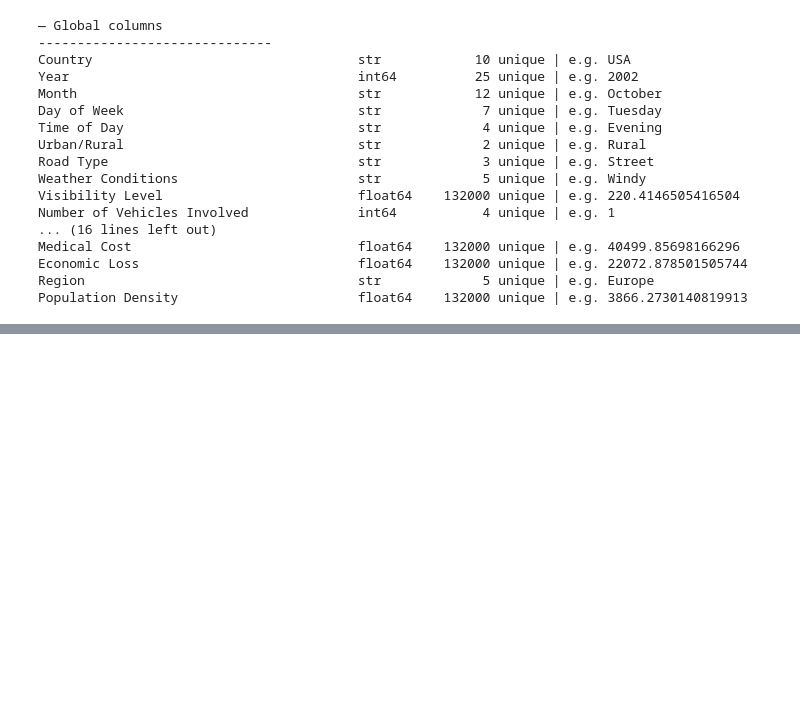
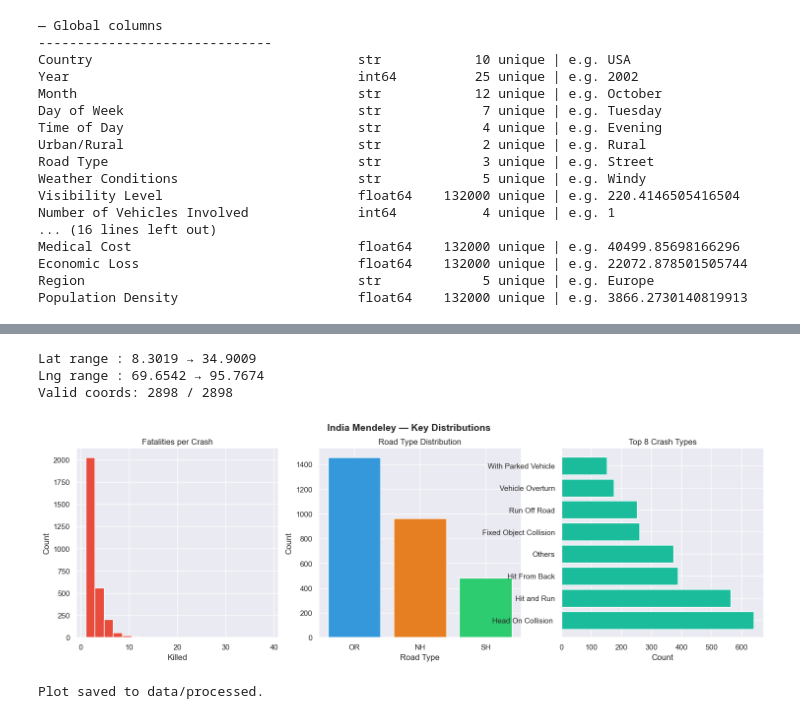
Before and after one commit to road-safety-and-blackspot-detection/Blackspot-Detection-Alert-System, a Jupyter notebook: ml-engine/notebooks/01_eda.ipynb, the cells around one changed output, grey strips where cells are left out. Drawn from its saved outputs; the diff is of its cells as text; code cells hidden in the pictures; blank space fills up the shorter version.

```diff
--- a/ml-engine/notebooks/01_eda.ipynb
+++ b/ml-engine/notebooks/01_eda.ipynb
@@ -216,0 +251,43 @@ Population Density                       float64    132000 unique | e.g. 3866.27
+# %%
+# Parse lat/lng from LatLong column
+coords = df_mendeley["LatLong"].str.split(",", expand=True)
+df_mendeley["latitude"]  = pd.to_numeric(coords[0].str.strip(), errors="coerce")
+df_mendeley["longitude"] = pd.to_numeric(coords[1].str.strip(), errors="coerce")
+
+print(f"Lat range : {df_mendeley['latitude'].min():.4f} → {df_mendeley['latitude'].max():.4f}")
+print(f"Lng range : {df_mendeley['longitude'].min():.4f} → {df_mendeley['longitude'].max():.4f}")
+print(f"Valid coords: {df_mendeley[['latitude','longitude']].notna().all(axis=1).sum()} / {len(df_mendeley)}")
+# %% [output]
+Lat range : 8.3019 → 34.9009
+Lng range : 69.6542 → 95.7674
+Valid coords: 2898 / 2898
+# %%
+fig, axes = plt.subplots(1, 3, figsize=(18, 5))
+fig.suptitle("India Mendeley — Key Distributions", fontsize=14, fontweight="bold")
+
+# Killed distribution
+axes[0].hist(df_mendeley["Killed"].dropna(), bins=20, color="#e74c3c", edgecolor="white")
+axes[0].set_title("Fatalities per Crash")
+axes[0].set_xlabel("Killed")
+axes[0].set_ylabel("Count")
+
+# Road type
+rt = df_mendeley["Road Type"].value_counts()
+axes[1].bar(rt.index, rt.values, color=["#3498db","#e67e22","#2ecc71","#9b59b6"])
+axes[1].set_title("Road Type Distribution")
+axes[1].set_xlabel("Road Type")
+axes[1].set_ylabel("Count")
+
+# Crash type
+ct = df_mendeley["Crash Type"].value_counts().head(8)
+axes[2].barh(ct.index, ct.values, color="#1abc9c")
+axes[2].set_title("Top 8 Crash Types")
+axes[2].set_xlabel("Count")
+
+# plt.tight_layout()
+plt.savefig(PROCESSED / "eda_mendeley_distributions.png", dpi=120, bbox_inches="tight")
+plt.show()
+print("Plot saved to data/processed.")
+# %% [output]
+[figure, added]
+Plot saved to data/processed.
```
Also changed, not shown: parts of 32 cells of this notebook, 12 other files.
